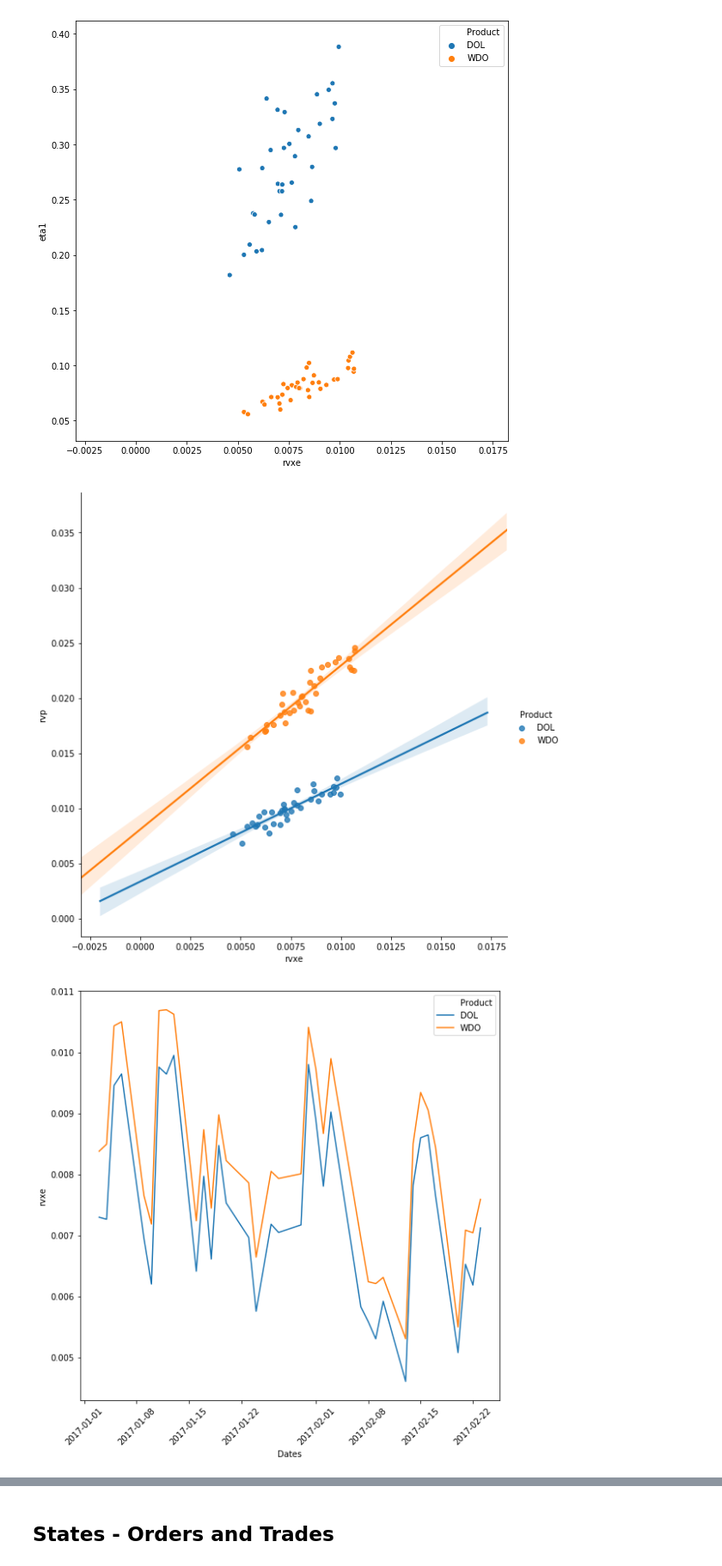
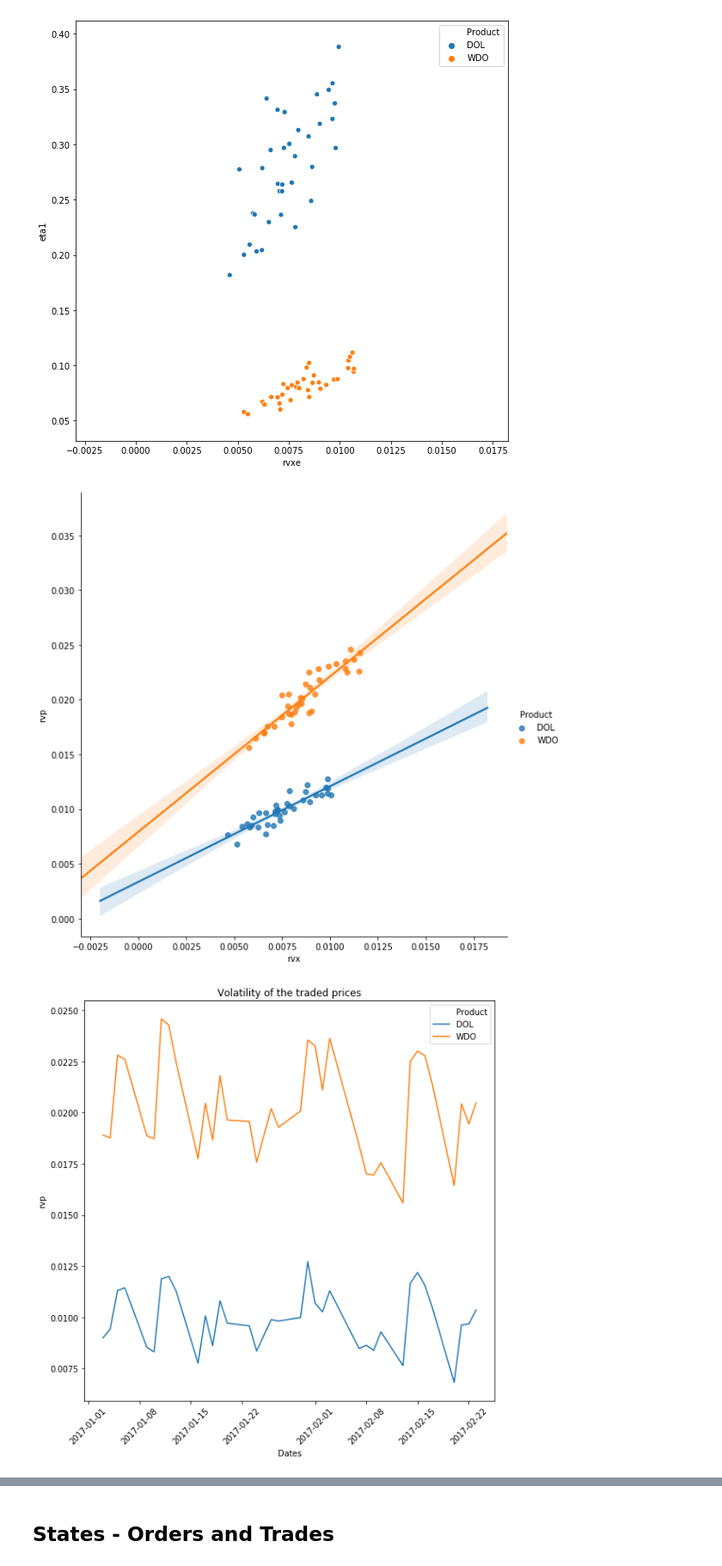
Before and after one commit to fagan2888/UZStats, a Jupyter notebook: armadaticksdfsloop.ipynb, the cells around one changed output, grey strips where cells are left out. Shown at 86% size. Cells and saved outputs as stored; diff of their text form; code cells hidden in the pictures.

```diff
--- a/armadaticksdfsloop.ipynb
+++ b/armadaticksdfsloop.ipynb
@@ -105,20 +86,30 @@ CONTRACT_WDO = [f[3:6] for f in FILESWDO2017]
 # %%
 DF_STATS = pd.DataFrame()
 for j in range(len(FILESDOL2017)):
-    new_row_1 = pd.read_hdf(PATHOUT+FILESDOL2017[j][:-4]+'_OBstats.h5')
-    new_row_2 = pd.read_hdf(PATHOUT+FILESDOL2017[j][:-4]+'_UZstats.h5')
-    new_row = pd.concat([new_row_1, new_row_2], axis=1)
+    new_row_1 = pd.read_csv(PATHOUT+FILESDOL2017[j][:-4]+'_OBstats.csv', index_col=0)
+    new_row_2 = pd.read_csv(PATHOUT+FILESDOL2017[j][:-4]+'_UZstats.csv', index_col=0)
+    new_row = pd.concat([new_row_1, new_row_2], axis=1, sort=False)
+    new_row['lambda1'] = pd.read_csv(PATHOUT+FILESDOL2017[j][:-4]+'_CAticks.csv', index_col=0)\
+        .set_index('Li').loc[1]['lamb']
     DF_STATS = DF_STATS.append(new_row)
 for j in range(len(FILESWDO2017)):
-    new_row_1 = pd.read_hdf(PATHOUT+FILESWDO2017[j][:-4]+'_OBstats.h5')
-    new_row_2 = pd.read_hdf(PATHOUT+FILESWDO2017[j][:-4]+'_UZstats.h5')
-    new_row = pd.concat([new_row_1, new_row_2], axis=1)
+    new_row_1 = pd.read_csv(PATHOUT+FILESWDO2017[j][:-4]+'_OBstats.csv', index_col=0)
+    new_row_2 = pd.read_csv(PATHOUT+FILESWDO2017[j][:-4]+'_UZstats.csv', index_col=0)
+    new_row = pd.concat([new_row_1, new_row_2], axis=1, sort=False)
+    new_row['lambda1'] = pd.read_csv(PATHOUT+FILESWDO2017[j][:-4]+'_CAticks.csv', index_col=0)\
+        .set_index('Li').loc[1]['lamb']
     DF_STATS = DF_STATS.append(new_row)
-DF_STATS.reset_index()
 DF_STATS['Dates'] = DATES_DOL+DATES_WDO
 DF_STATS['Product'] = PRODUCT_DOL+PRODUCT_WDO
 DF_STATS['Contract'] = CONTRACT_DOL+CONTRACT_WDO
 DF_STATS.set_index(['Product', 'Contract', 'Dates'], inplace=True)
 DF_STATS.sort_index(inplace=True)
+DF_STATS['ndfpr_pred'] = ((DF_STATS['rvx']*DF_STATS['spot_avg']/TS)**2)/(2*DF_STATS['eta1'])
+DF_STATS['eta*alpha*sqrt(M)'] = DF_STATS['eta1']*TS*np.sqrt(DF_STATS['M'])
+DF_STATS['S*sqrt(M)'] = DF_STATS['twspr1']*TS*np.sqrt(DF_STATS['M'])
+DF_STATS['sigma'] = DF_STATS['rvx']*DF_STATS['spot_avg']
+DF_STATS['p1*eta*alpha*sqrt(M)'] = np.where(DF_STATS.reset_index()['Product']=='DOL', 1.2119, 1.9221)*DF_STATS['eta*alpha*sqrt(M)']
+DF_STATS['sigma-p2*S*sqrt(M)'] = DF_STATS['sigma']-\
+    np.where(DF_STATS.reset_index()['Product']=='DOL', 0.0870, 0.0364)*DF_STATS['S*sqrt(M)']
 # %%
 DF_STATS_PLOT = DF_STATS.copy().reset_index()
@@ -169,13 +694,14 @@ sns.scatterplot(x='rvxe', y='eta1', hue='Product',\
 # %% [output]
 [figure]
 # %%
-sns.lmplot(x='rvxe', y='rvp', hue='Product', aspect=1, \
+sns.lmplot(x='rvx', y='rvp', hue='Product', aspect=1, \
             height=8, data=DF_STATS_PLOT);
 # %% [output]
-[figure, old version]
+[figure, new version]
 # %%
 plt.figure(figsize=(9,9))
-sns.lineplot(x='Dates', y='rvxe', hue='Product', data=DF_STATS_PLOT);
+sns.lineplot(x='Dates', y='rvp', hue='Product', data=DF_STATS_PLOT);
 plt.xticks(rotation=45);
+plt.title('Volatility of the traded prices');
 # %% [output]
-[figure, old version]
+[figure, new version]
```
Also changed, not shown: parts of 77 cells of this notebook.
